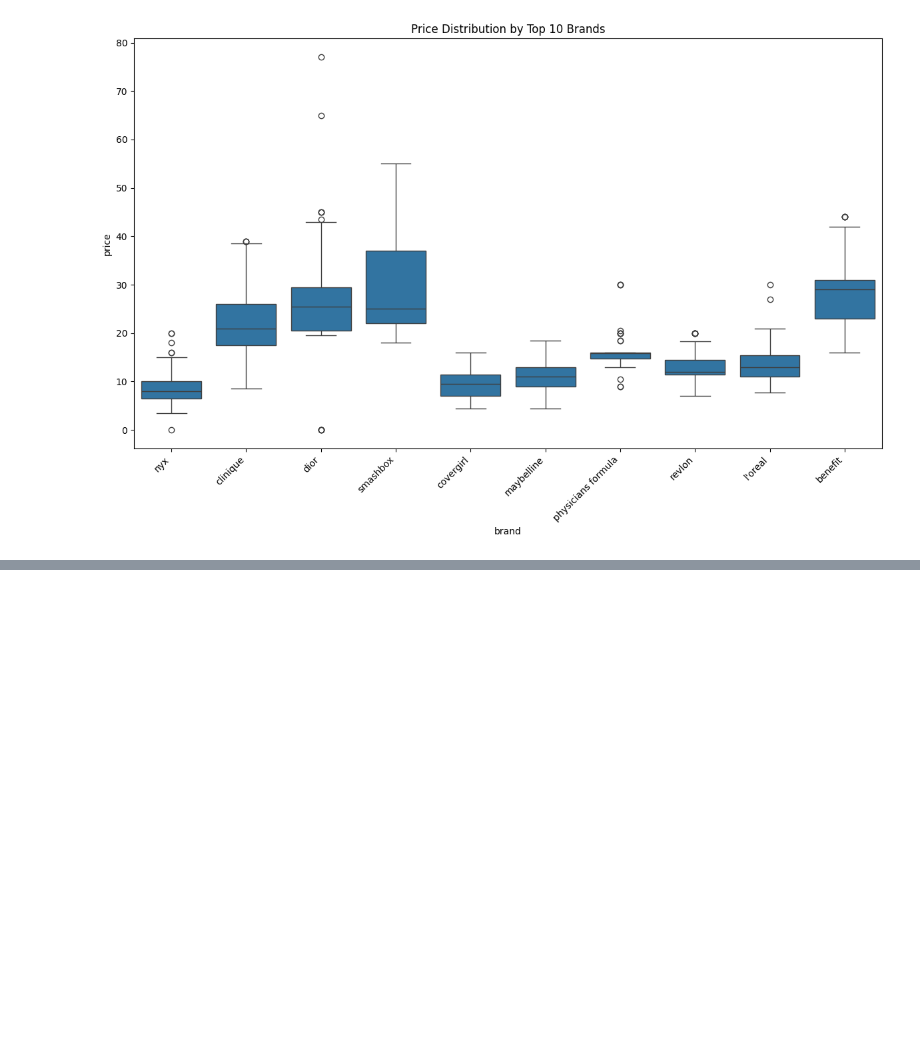
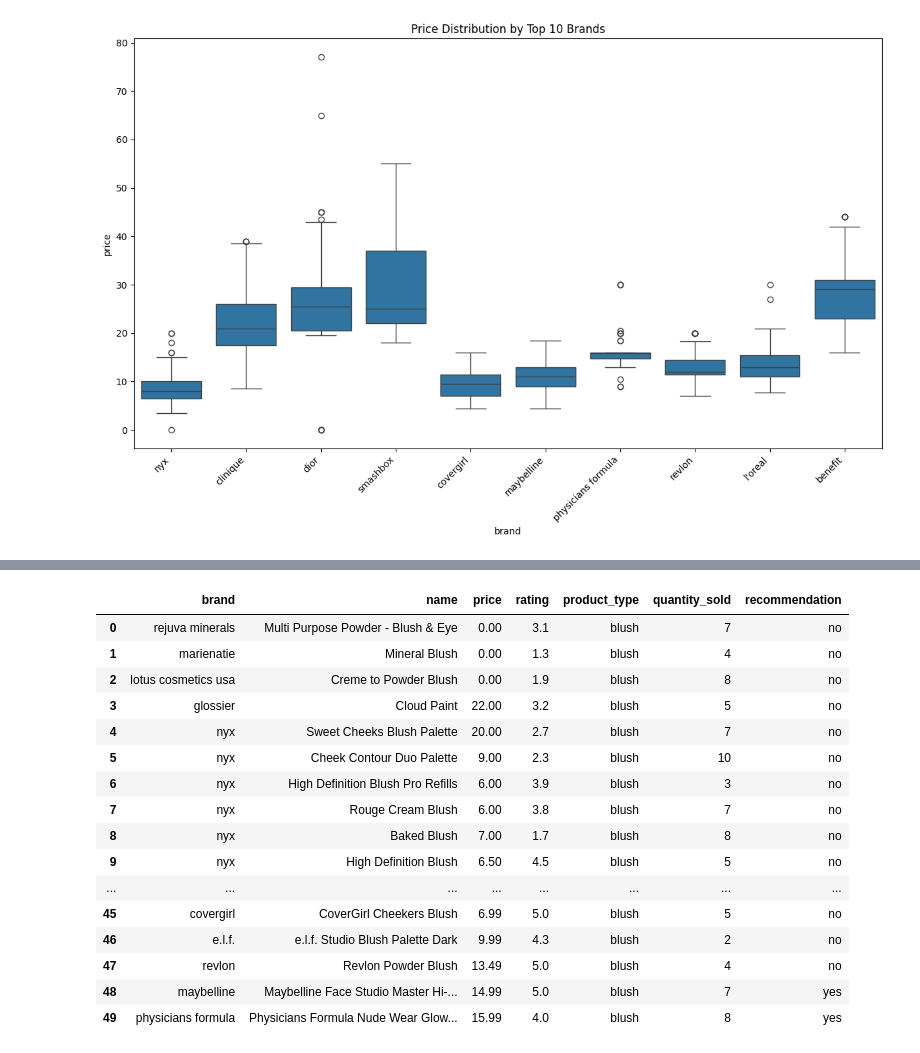
Before and after one commit to nnathan0716/team-rap-project, a Jupyter notebook: python/EDA.ipynb, the cells around one changed output, grey strips where cells are left out. Saved outputs shown, nothing was run; the diff lists cells and outputs as text; code cells hidden in the pictures; blank space fills up the shorter version.

Commit message:
wrote script to generate training data

```diff
--- a/python/EDA.ipynb
+++ b/python/EDA.ipynb
@@ -87,0 +99,7 @@ plt.show()
+# %%
+training_data = df[["brand","name", "price", "rating", "product_type"]]
+# %%
+np.random.seed(42)
+
+
+training_data['quantity_sold'] = np.random.randint(1, 11, size=len(training_data))
@@ -87,0 +116,5 @@ plt.show()
+# %%
+missing_ratings = training_data['rating'].isna()
+training_data.loc[missing_ratings, 'rating'] = np.round(np.random.uniform(1.0, 5.0, size=missing_ratings.sum()), 1)
+training_data["rating"].head()
+training_data['rating'].dtypes
@@ -87,0 +132,9 @@ plt.show()
+# %%
+training_data['recommendation'] = np.where(
+    (training_data['rating'] >= 4.0) & (training_data['quantity_sold'] >= 6),
+    'yes',
+    'no'
+)
+positive_recs = training_data[training_data['recommendation'] == 'yes']
+print(positive_recs.head())
+print(len(positive_recs))
@@ -87,0 +161,20 @@ plt.show()
+# %%
+training_data.head(50)
+# %% [output]
+|  | brand | name | price | rating | product_type | quantity_sold | recommendation |
+| 0 | rejuva minerals | Multi Purpose Powder - Blush & Eye | 0.00 | 3.1 | blush | 7 | no |
+| 1 | marienatie | Mineral Blush | 0.00 | 1.3 | blush | 4 | no |
+| 2 | lotus cosmetics usa | Creme to Powder Blush | 0.00 | 1.9 | blush | 8 | no |
+| 3 | glossier | Cloud Paint | 22.00 | 3.2 | blush | 5 | no |
+| 4 | nyx | Sweet Cheeks Blush Palette | 20.00 | 2.7 | blush | 7 | no |
+| 5 | nyx | Cheek Contour Duo Palette | 9.00 | 2.3 | blush | 10 | no |
+| 6 | nyx | High Definition Blush Pro Refills | 6.00 | 3.9 | blush | 3 | no |
+| 7 | nyx | Rouge Cream Blush | 6.00 | 3.8 | blush | 7 | no |
+| 8 | nyx | Baked Blush | 7.00 | 1.7 | blush | 8 | no |
+| 9 | nyx | High Definition Blush | 6.50 | 4.5 | blush | 5 | no |
+| ... | ... | ... | ... | ... | ... | ... | ... |
+| 45 | covergirl | CoverGirl Cheekers Blush | 6.99 | 5.0 | blush | 5 | no |
+| 46 | e.l.f. | e.l.f. Studio Blush Palette Dark | 9.99 | 4.3 | blush | 2 | no |
+| 47 | revlon | Revlon Powder Blush | 13.49 | 5.0 | blush | 4 | no |
+| 48 | maybelline | Maybelline Face Studio Master Hi-... | 14.99 | 5.0 | blush | 7 | yes |
+| 49 | physicians formula | Physicians Formula Nude Wear Glow... | 15.99 | 4.0 | blush | 8 | yes |
```
Also changed, not shown: parts of 9 cells of this notebook, 3 other files.
